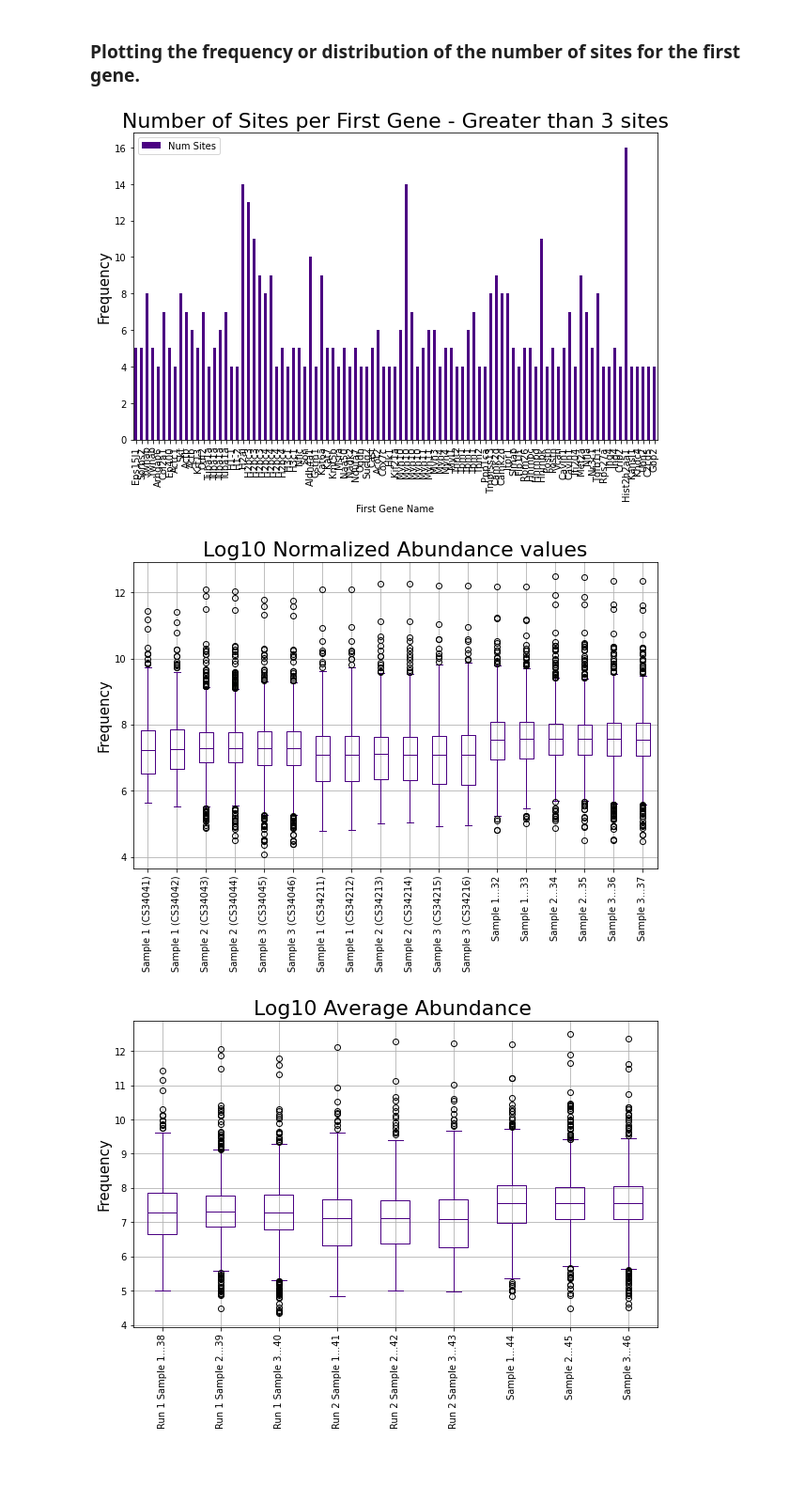
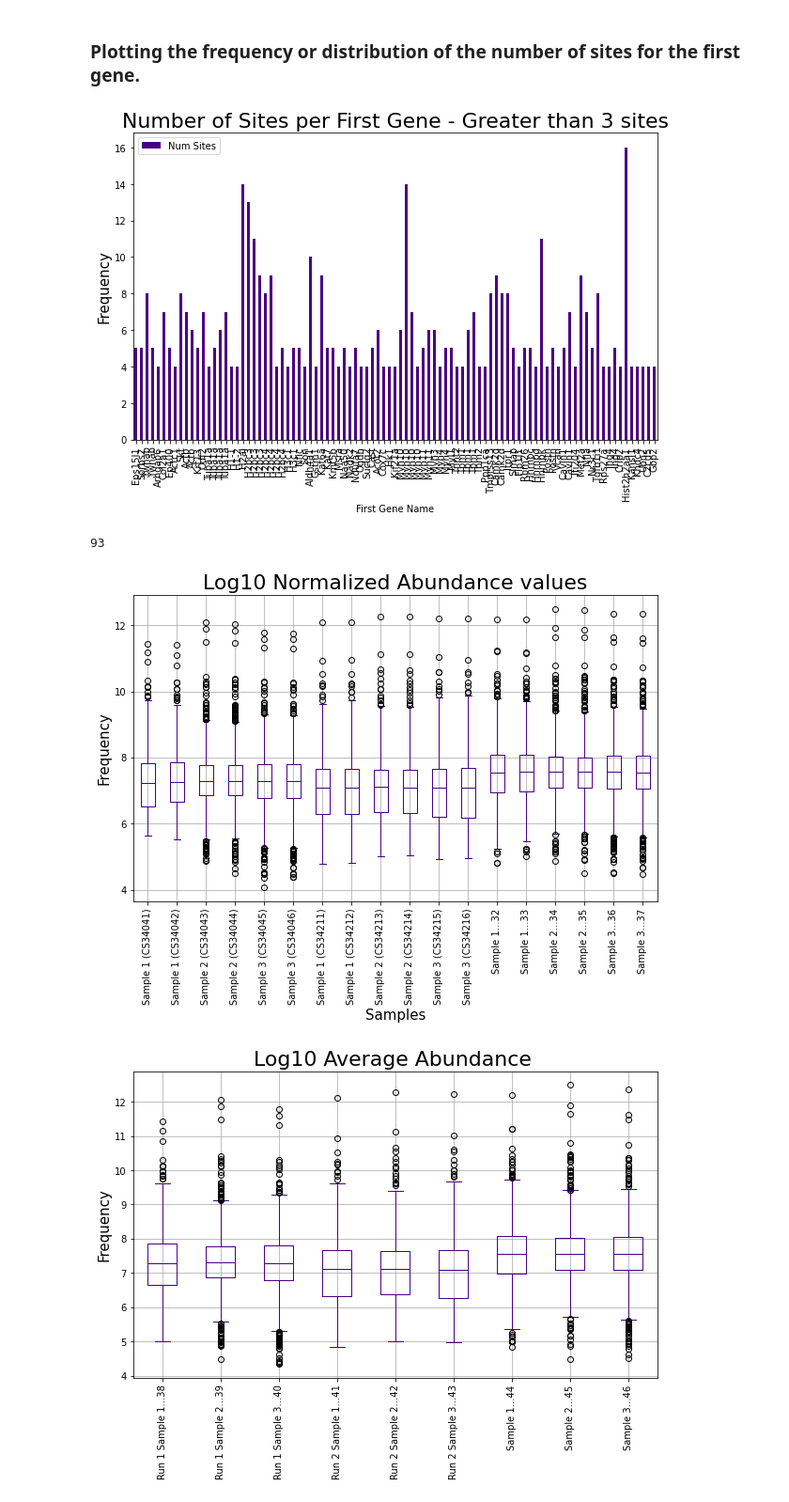
Before and after one commit to KyraGriffin/bmsip_internship_seta, a Jupyter notebook: data_exploration.ipynb, the cells around one changed output. Shown at 94% size. Saved outputs shown, nothing was run; the diff lists cells and outputs as text; code cells hidden in the pictures; blank space fills up the shorter version.

```diff
--- a/data_exploration.ipynb
+++ b/data_exploration.ipynb
@@ -113,24 +114,28 @@ ax.set_title("Number of Sites per First Gene - Greater than 3 sites", fontsize=2
 ax.set_ylabel("Frequency", fontsize=15);
 ax.set_xticklabels
 plt.show()
+
+print(len(df))
 # %% [output]
 [figure]
+93
 # %%
 normalized_abundance_values = proteomics_ack.iloc[:, 20:38].copy()
 log10_norm_abundance = np.log10(normalized_abundance_values)
 
 # normalized_abundance_values
 # log10_norm_abundance
 
 
 ax = log10_norm_abundance.boxplot(color="indigo", fontsize=10)
 ax.set_alpha(0.8)
 ax.set_title("Log10 Normalized Abundance values", fontsize=22)
-ax.set_ylabel("Frequency", fontsize=15)
+ax.set_ylabel("Frequency", fontsize=15);
+ax.set_xlabel("Samples", fontsize=15)
 plt.xticks(rotation=90)
 plt.show();
 # %% [output]
-[figure, old version]
+[figure, new version]
 # %%
 avg_abundance_values = proteomics_ack.iloc[:, 38:47].copy()
 log10_avg_abundance = np.log10(avg_abundance_values)
```
Also changed, not shown: parts of 6 cells of this notebook, 1 other file.
